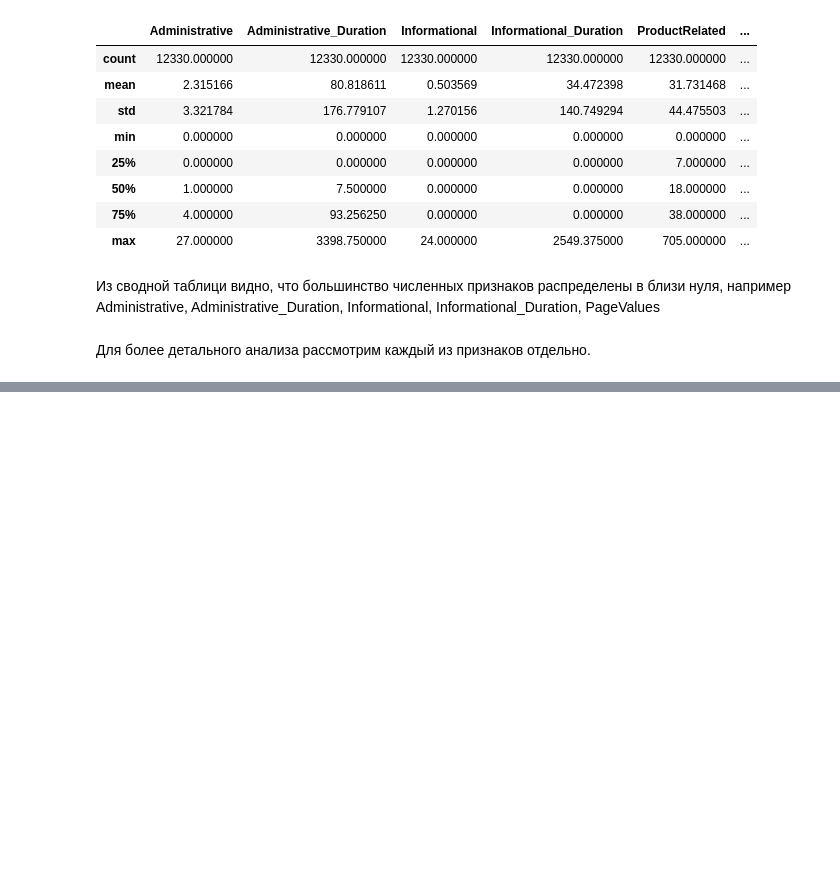
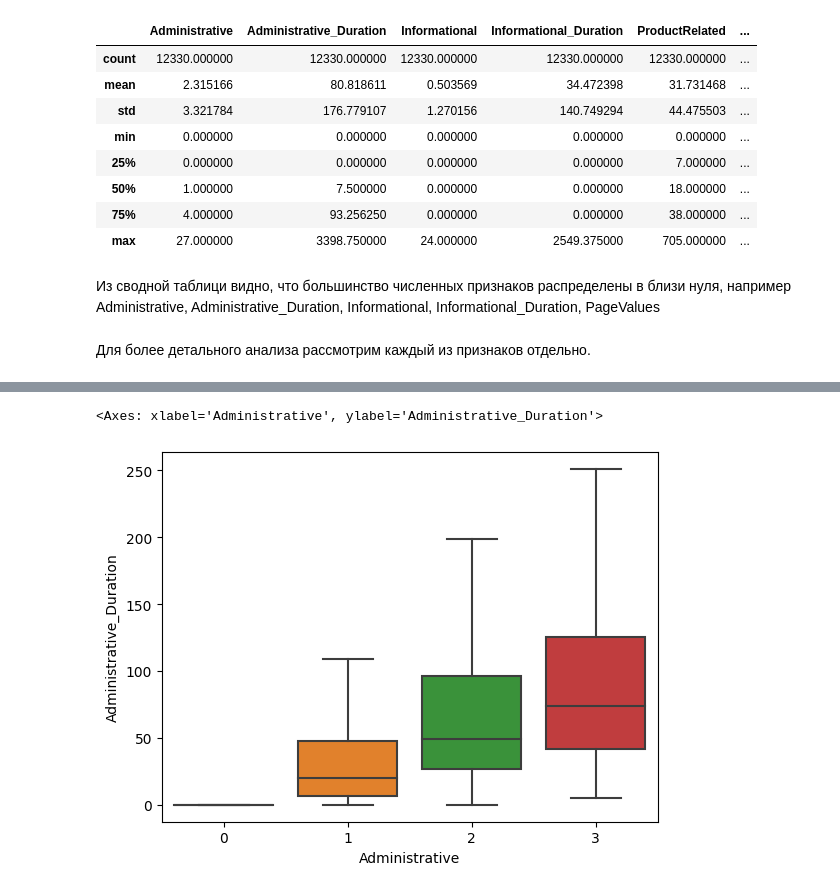
Before and after one commit to gregkseno/revenue-analysis, a Jupyter notebook: revenue_analysis.ipynb, the cells around one changed output, grey strips where cells are left out. Drawn from its saved outputs; the diff is of its cells as text; code cells hidden in the pictures; blank space fills up the shorter version.

```diff
--- a/revenue_analysis.ipynb
+++ b/revenue_analysis.ipynb
@@ -90,0 +117,5 @@ dataframe.describe()
+# %%
+sns.boxplot(data=dataframe[dataframe["Administrative"] <= 3], y="Administrative_Duration", x="Administrative", showfliers=False)
+# %% [output]
+<Axes: xlabel='Administrative', ylabel='Administrative_Duration'>
+[figure, added]
```
Also changed, not shown: parts of 23 cells of this notebook.
